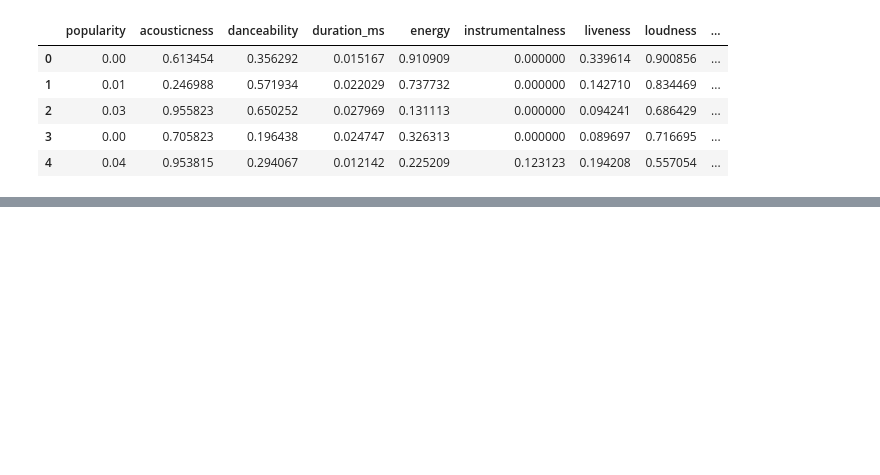
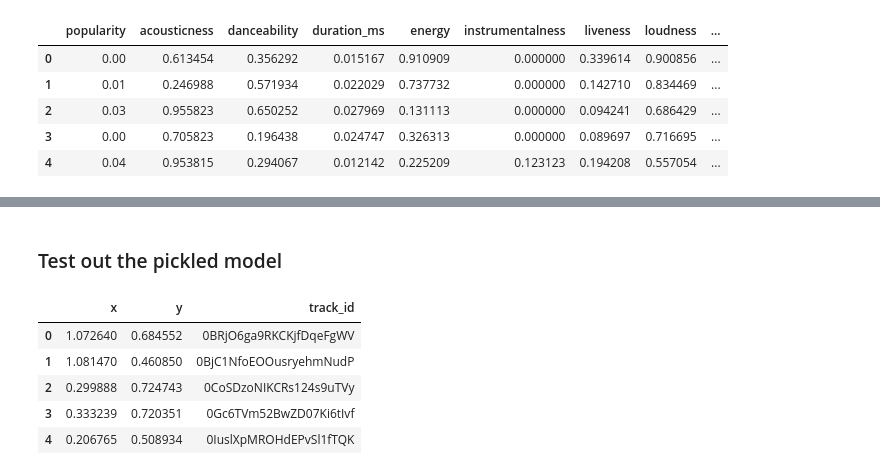
Before and after one commit to bw-spotify2/ds, a Jupyter notebook: Song_Selector_Model_Building.ipynb, the cells around one changed output, grey strips where cells are left out. Cells and saved outputs as stored; diff of their text form; code cells hidden in the pictures; blank space fills up the shorter version.

Commit message:
Finished model, currently building a function to give to Unit 3 DS.

```diff
--- a/Song_Selector_Model_Building.ipynb
+++ b/Song_Selector_Model_Building.ipynb
@@ -236,0 +248,13 @@ encoded_data.head()
+# %% [markdown]
+### Test out the pickled model
+# %%
+# test out reading it in.
+df1 = pd.read_csv("encoded_data")
+df1.head()
+# %% [output]
+|  | x | y | track_id |
+| 0 | 1.072640 | 0.684552 | 0BRjO6ga9RKCKjfDqeFgWV |
+| 1 | 1.081470 | 0.460850 | 0BjC1NfoEOOusryehmNudP |
+| 2 | 0.299888 | 0.724743 | 0CoSDzoNIKCRs124s9uTVy |
+| 3 | 0.333239 | 0.720351 | 0Gc6TVm52BwZD07Ki6tIvf |
+| 4 | 0.206765 | 0.508934 | 0IuslXpMROHdEPvSl1fTQK |
```
Also changed, not shown: parts of 43 cells of this notebook.
